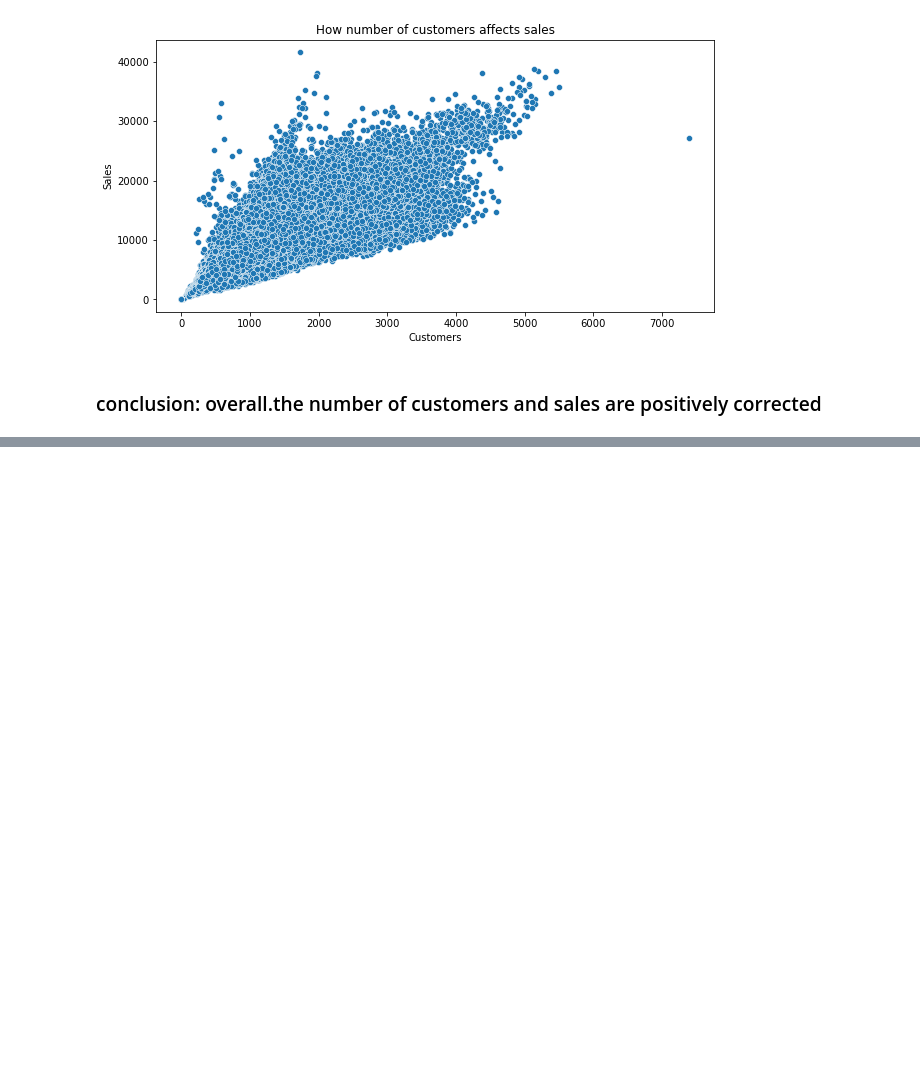
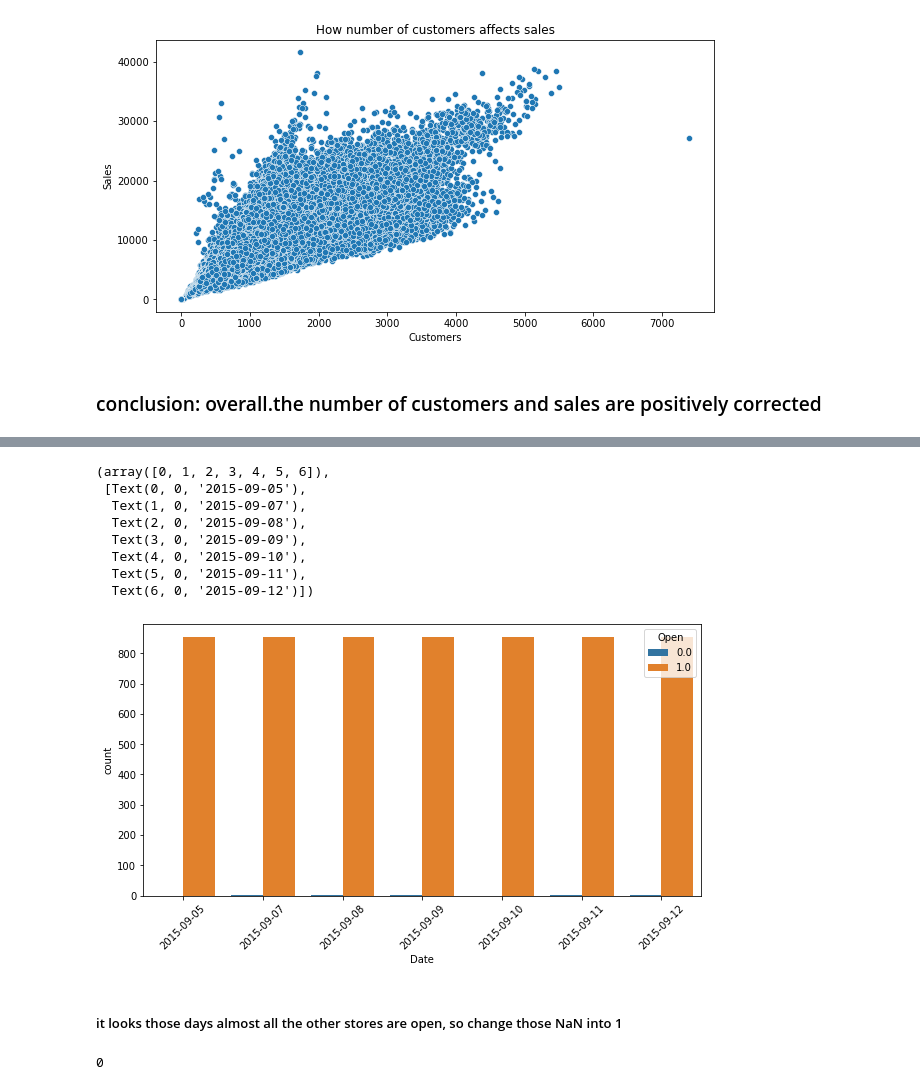
Before and after one commit to DuanLee2520/Rossmann-Store-Sales, a Jupyter notebook: RSS.ipynb, the cells around one changed output, grey strips where cells are left out. Drawn from its saved outputs; the diff is of its cells as text; code cells hidden in the pictures; blank space fills up the shorter version.

```diff
--- a/RSS.ipynb
+++ b/RSS.ipynb
@@ -572,0 +667,6 @@ ax.set(**{'title':'How number of customers affects sales'})
+# %%
+# divide date into year month day
+data_train_test['year']=data_train_test.Date.map(lambda x:x.year)
+data_train_test['month']=data_train_test.Date.map(lambda x:x.month)
+data_train_test['day']=data_train_test.Date.map(lambda x:x.day)
+data_train_test['Date']=data_train_test.Date.map(lambda x:x.date())
@@ -572,0 +714,2 @@ ax.set(**{'title':'How number of customers affects sales'})
+# %%
+data_train_test.StateHoliday=data_train_test.StateHoliday.map({'0':'none',0:'none','a':'public holiday','b':'Easter','c':'Christmas'})
@@ -572,0 +718,3 @@ ax.set(**{'title':'How number of customers affects sales'})
+# %%
+data_train_test.loc[[1017688,1018544,1019400,1020256],'Open']=1
+data_train_test.loc[[1017688,1018544,1019400,1020256]]#检查是否改正成功
@@ -572,0 +729,2 @@ ax.set(**{'title':'How number of customers affects sales'})
+# %%
+date_null=data_train_test[data_train_test.Open.isnull()].Date
@@ -572,0 +742,25 @@ ax.set(**{'title':'How number of customers affects sales'})
+# %%
+data_date_null=data_train_test[data_train_test.Date.isin(date_null)]
+df12=data_date_null.groupby(['Date','Open'])['Store'].count().rename('count').reset_index()
+fig=plt.figure(figsize=(10,5))
+ax=fig.add_subplot(1,1,1)
+sns.barplot('Date','count',hue='Open',data=df12,ax=ax)
+plt.xticks(rotation=45)
+# %% [output]
+(array([0, 1, 2, 3, 4, 5, 6]),
+ [Text(0, 0, '2015-09-05'),
+  Text(1, 0, '2015-09-07'),
+  Text(2, 0, '2015-09-08'),
+  Text(3, 0, '2015-09-09'),
+  Text(4, 0, '2015-09-10'),
+  Text(5, 0, '2015-09-11'),
+  Text(6, 0, '2015-09-12')])
+[figure, added]
+# %% [markdown]
+##### it looks those days almost all the other stores are open, so change those NaN into 1
+# %%
+index_null=data_train_test[data_train_test.Open.isnull()].index
+data_train_test.loc[index_null,'Open']=1
+sum(data_train_test.Open.isnull())
+# %% [output]
+0
```
Also changed, not shown: parts of 21 cells of this notebook.
